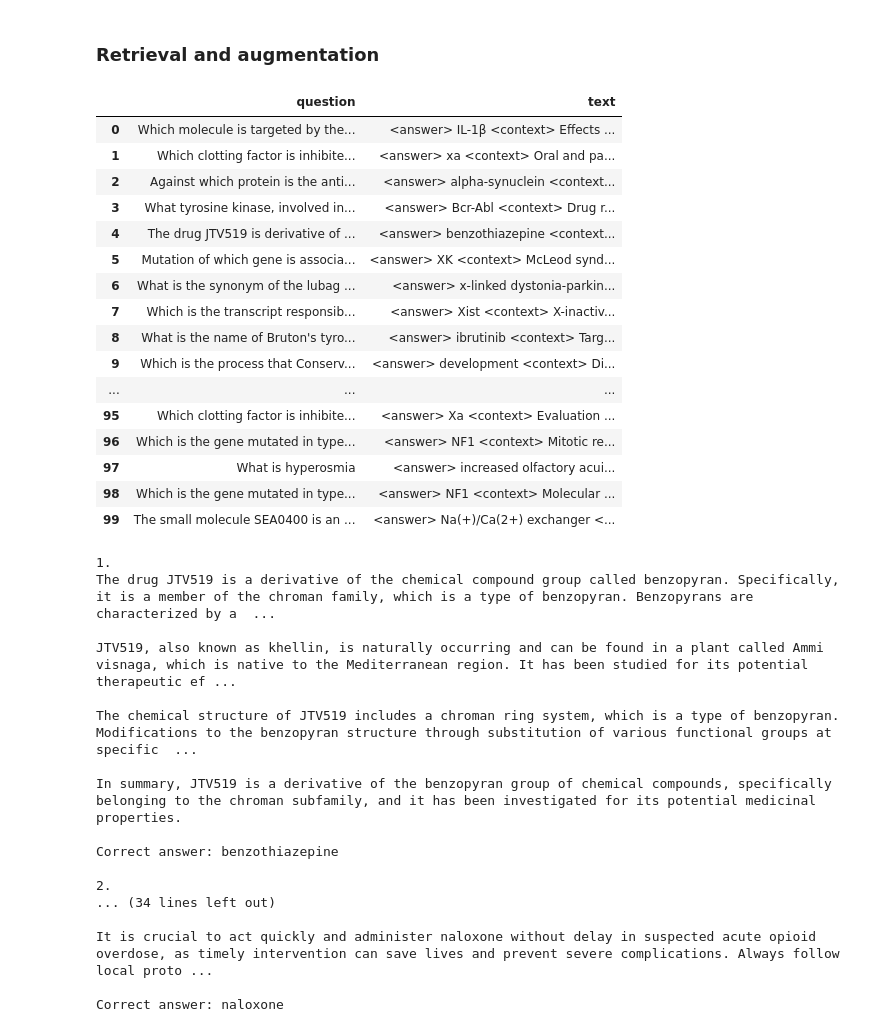
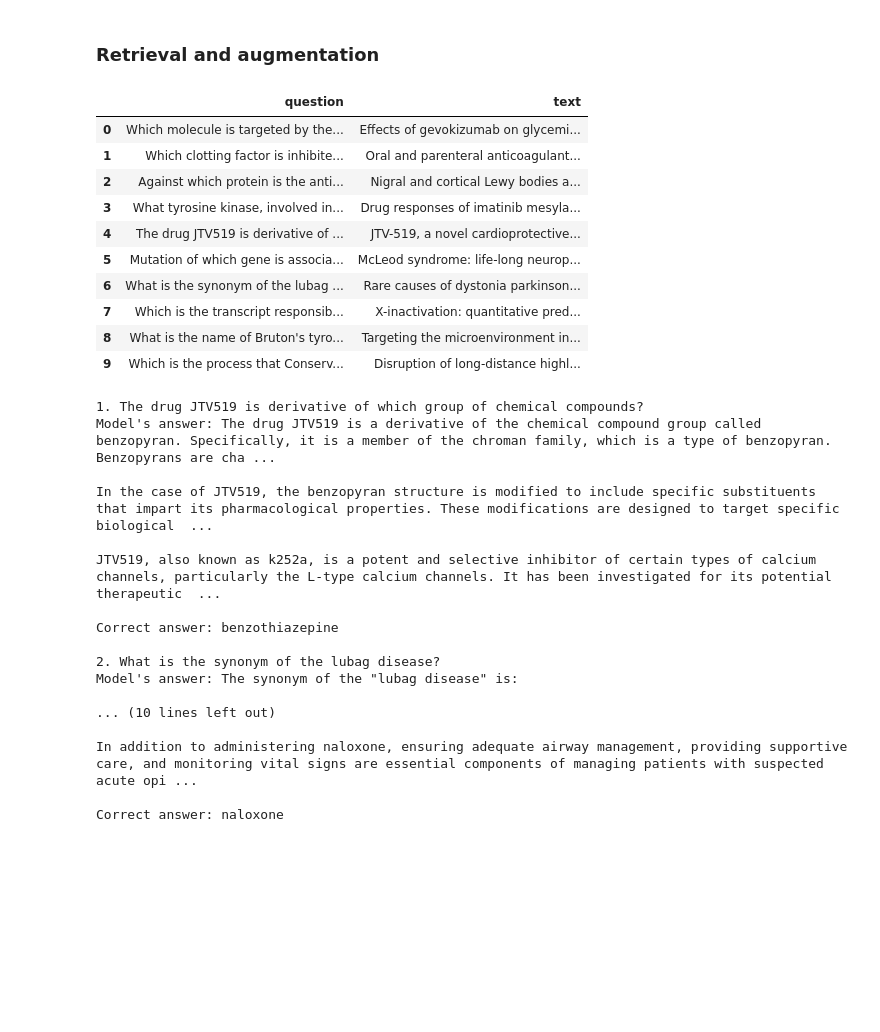
Before and after one commit to VladKlimen/data_analysis_and_visualization_course, a Jupyter notebook: HW1_q3.ipynb, the cells around one changed output. Cells and saved outputs as stored; diff of their text form; code cells hidden in the pictures; blank space fills up the shorter version.

Commit message:
Added semantic chunking

```diff
--- a/HW1_q3.ipynb
+++ b/HW1_q3.ipynb
@@ -166,7 +338,7 @@ with open("pinecone_key.txt") as f:
 EMBEDDING_MODEL = 'Alibaba-NLP/gte-base-en-v1.5' # best up-to ~0.5gb size model according to huggingface leaderboard (31 place of all models)
 model = SentenceTransformer(EMBEDDING_MODEL, trust_remote_code=True)
 # %%
-# Document reading and embedding (no need for chunking - see Appendix)
+# Document reading, processing, semantic chinking and embedding
 DATASET_NAME = 'kroshan/BioASQ'
 
 dataset, embeddings = load_and_embedd_dataset(
@@ -174,7 +346,10 @@ dataset, embeddings = load_and_embedd_dataset(
     rec_num=1000,
     model=model,
     text_field='text',
-    shuffle=True
+    shuffle=True,
+    semantic_chunk=True,
+    chunk_percentile_threshold=95,
+    preprocess_func=bioasq_preprocess,
 )
 # %% [output]
 Loading and embedding the dataset
@@ -208,28 +383,22 @@ index.describe_index_stats()
 # %%
 pd.set_option('display.max_colwidth', None)
 pd.set_option('display.width', None)
 pd.set_option('display.max_rows', None)
 
 pd_dataset = dataset.to_pandas()
-pd_dataset.head(100)  # show some random records (the dataset was shuffled)
+pd_dataset.head(10)  # show some random records (the dataset was shuffled)
 # %% [output]
 |  | question | text |
-| 0 | Which molecule is targeted by the... | <answer> IL-1β <context> Effects ... |
-| 1 | Which clotting factor is inhibite... | <answer> xa <context> Oral and pa... |
-| 2 | Against which protein is the anti... | <answer> alpha-synuclein <context... |
-| 3 | What tyrosine kinase, involved in... | <answer> Bcr-Abl <context> Drug r... |
-| 4 | The drug JTV519 is derivative of ... | <answer> benzothiazepine <context... |
-| 5 | Mutation of which gene is associa... | <answer> XK <context> McLeod synd... |
-| 6 | What is the synonym of the lubag ... | <answer> x-linked dystonia-parkin... |
-| 7 | Which is the transcript responsib... | <answer> Xist <context> X-inactiv... |
-| 8 | What is the name of Bruton's tyro... | <answer> ibrutinib <context> Targ... |
-| 9 | Which is the process that Conserv... | <answer> development <context> Di... |
-| ... | ... | ... |
-| 95 | Which clotting factor is inhibite... | <answer> Xa <context> Evaluation ... |
-| 96 | Which is the gene mutated in type... | <answer> NF1 <context> Mitotic re... |
-| 97 | What is hyperosmia | <answer> increased olfactory acui... |
-| 98 | Which is the gene mutated in type... | <answer> NF1 <context> Molecular ... |
-| 99 | The small molecule SEA0400 is an ... | <answer> Na(+)/Ca(2+) exchanger <... |
+| 0 | Which molecule is targeted by the... | Effects of gevokizumab on glycemi... |
+| 1 | Which clotting factor is inhibite... | Oral and parenteral anticoagulant... |
+| 2 | Against which protein is the anti... | Nigral and cortical Lewy bodies a... |
+| 3 | What tyrosine kinase, involved in... | Drug responses of imatinib mesyla... |
+| 4 | The drug JTV519 is derivative of ... | JTV-519, a novel cardioprotective... |
+| 5 | Mutation of which gene is associa... | McLeod syndrome: life-long neurop... |
+| 6 | What is the synonym of the lubag ... | Rare causes of dystonia parkinson... |
+| 7 | Which is the transcript responsib... | X-inactivation: quantitative pred... |
+| 8 | What is the name of Bruton's tyro... | Targeting the microenvironment in... |
+| 9 | Which is the process that Conserv... | Disruption of long-distance highl... |
 # %%
 # Anecdote examples of queries with wrong answers
 queries = ["The drug JTV519 is derivative of which group of chemical compounds?",
@@ -248,25 +417,25 @@ for i in range(len(queries)):
             model='command-r-plus',
             message=queries[i],
         )
-    print(f"{i+1}.")
-    print(response.text)
+    print(f"{i+1}. {queries[i]}")
+    print(f"Model's answer: {response.text}")
     print(f"\nCorrect answer: {answers[i]}\n")
 # %% [output]
-1.
-The drug JTV519 is a derivative of the chemical compound group called benzopyran. Specifically, it is a member of the chroman family, which is a type of benzopyran. Benzopyrans are characterized by a  ...
+1. The drug JTV519 is derivative of which group of chemical compounds?
+Model's answer: The drug JTV519 is a derivative of the chemical compound group called benzopyran. Specifically, it is a member of the chroman family, which is a type of benzopyran. Benzopyrans are cha ...
 
-JTV519, also known as khellin, is naturally occurring and can be found in a plant called Ammi visnaga, which is native to the Mediterranean region. It has been studied for its potential therapeutic ef ...
+In the case of JTV519, the benzopyran structure is modified to include specific substituents that impart its pharmacological properties. These modifications are designed to target specific biological  ...
 
-The chemical structure of JTV519 includes a chroman ring system, which is a type of benzopyran. Modifications to the benzopyran structure through substitution of various functional groups at specific  ...
-
-In summary, JTV519 is a derivative of the benzopyran group of chemical compounds, specifically belonging to the chroman subfamily, and it has been investigated for its potential medicinal properties.
+JTV519, also known as k252a, is a potent and selective inhibitor of certain types of calcium channels, particularly the L-type calcium channels. It has been investigated for its potential therapeutic  ...
 
 Correct answer: benzothiazepine
 
-2.
-... (34 lines left out)
+2. What is the synonym of the lubag disease?
+Model's answer: The synonym of the "lubag disease" is:
 
-It is crucial to act quickly and administer naloxone without delay in suspected acute opioid overdose, as timely intervention can save lives and prevent severe complications. Always follow local proto ...
+... (10 lines left out)
+
+In addition to administering naloxone, ensuring adequate airway management, providing supportive care, and monitoring vital signs are essential components of managing patients with suspected acute opi ...
 
 Correct answer: naloxone
 # %%
```
Also changed, not shown: parts of 9 cells of this notebook.
